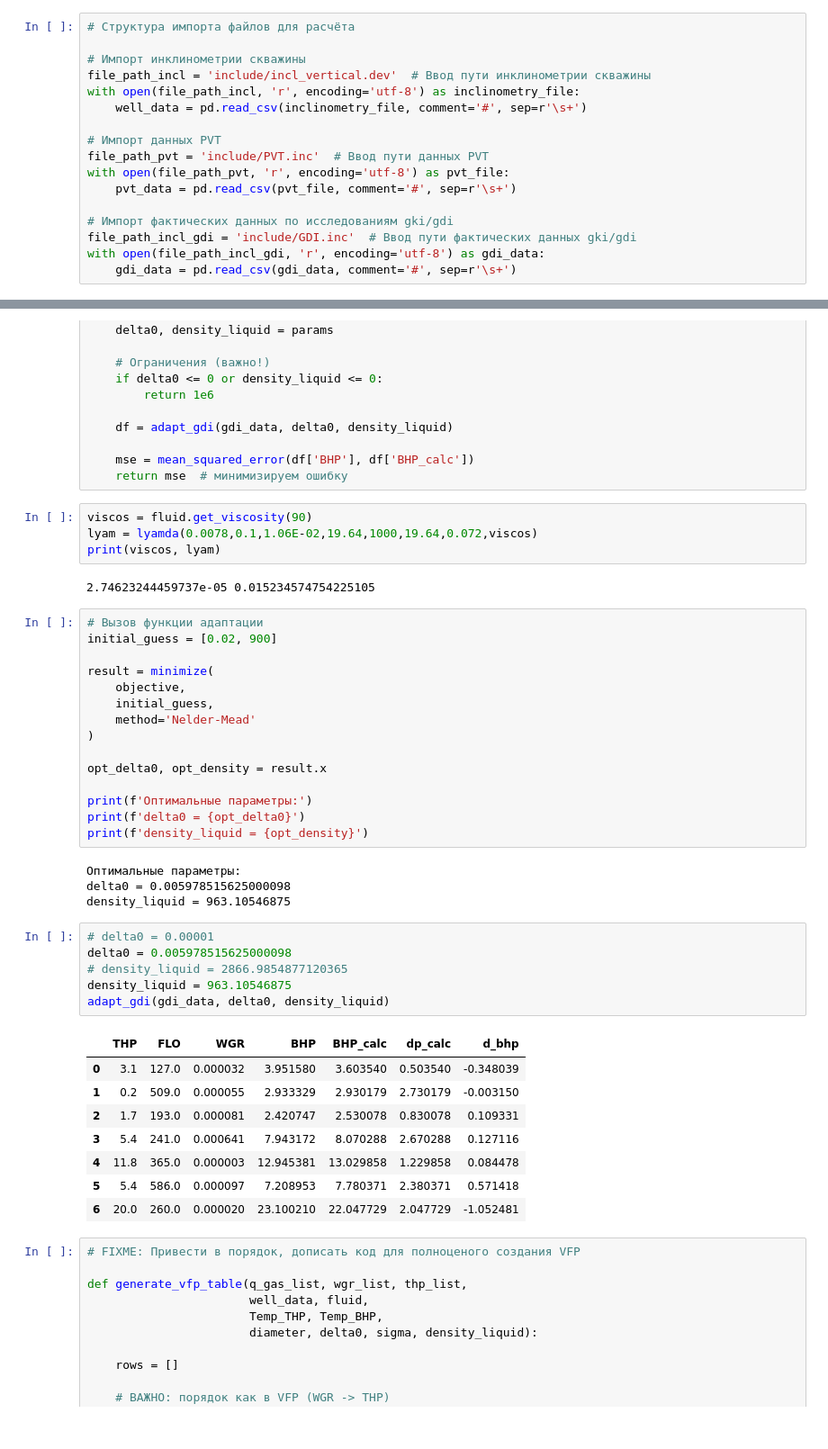
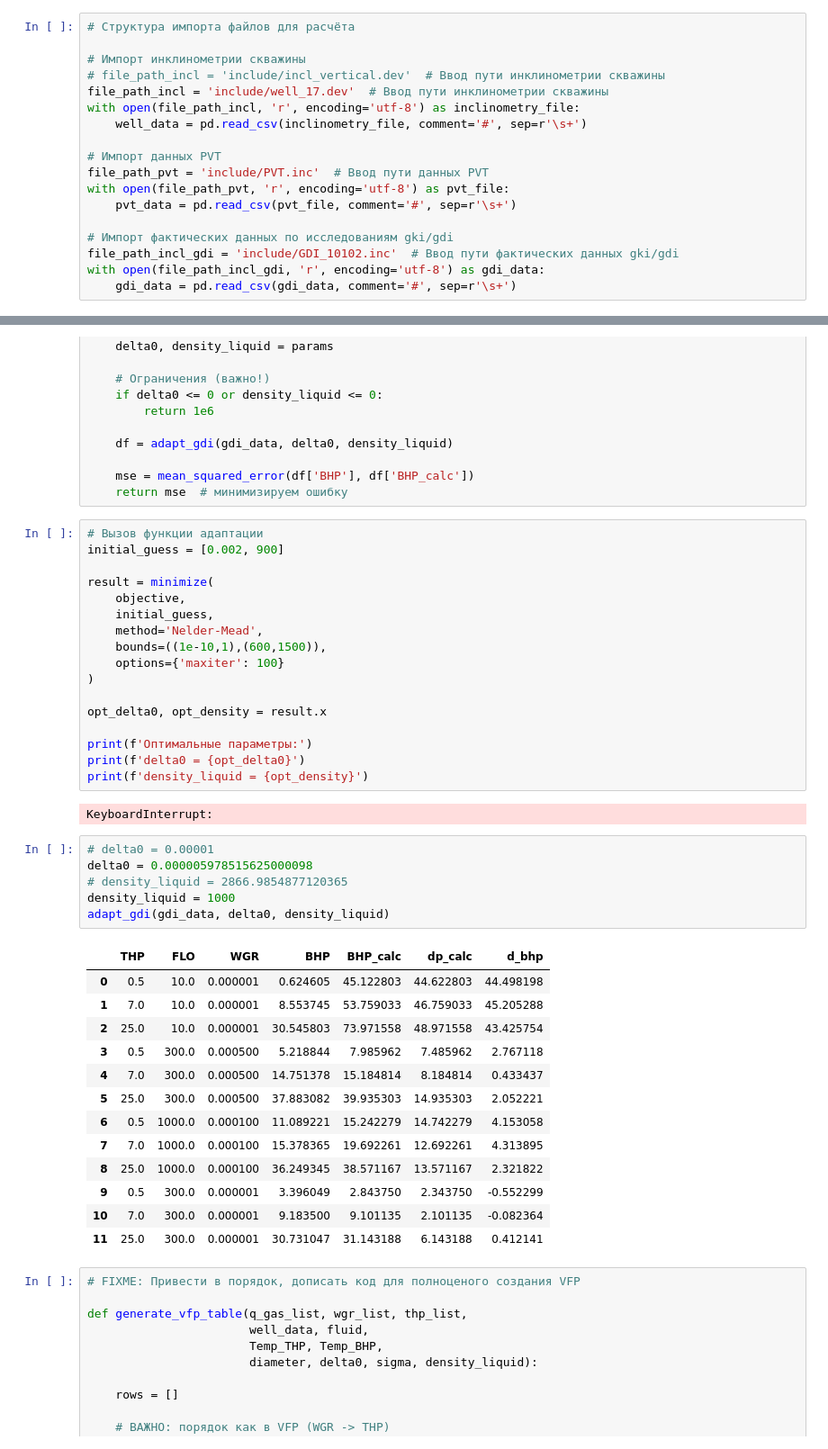
Before and after one commit to Rexihs/vertical_flow_performance, a Jupyter notebook: core.ipynb, the cells around one changed output, grey strips where cells are left out. Shown at 90% size. Saved outputs shown, nothing was run; the diff lists cells and outputs as text.

```diff
--- a/core.ipynb
+++ b/core.ipynb
@@ -17,7 +17,8 @@ from function_dp import lyamda
 # Структура импорта файлов для расчёта
 
 # Импорт инклинометрии скважины
-file_path_incl = 'include/incl_vertical.dev'  # Ввод пути инклинометрии скважины
+# file_path_incl = 'include/incl_vertical.dev'  # Ввод пути инклинометрии скважины
+file_path_incl = 'include/well_17.dev'  # Ввод пути инклинометрии скважины
 with open(file_path_incl, 'r', encoding='utf-8') as inclinometry_file:
     well_data = pd.read_csv(inclinometry_file, comment='#', sep=r'\s+')
 
@@ -27,7 +28,7 @@ with open(file_path_pvt, 'r', encoding='utf-8') as pvt_file:
     pvt_data = pd.read_csv(pvt_file, comment='#', sep=r'\s+')
 
 # Импорт фактических данных по исследованиям gki/gdi
-file_path_incl_gdi = 'include/GDI.inc'  # Ввод пути фактических данных gki/gdi
+file_path_incl_gdi = 'include/GDI_10102.inc'  # Ввод пути фактических данных gki/gdi
 with open(file_path_incl_gdi, 'r', encoding='utf-8') as gdi_data:
     gdi_data = pd.read_csv(gdi_data, comment='#', sep=r'\s+')
 # %%
@@ -199,20 +200,16 @@ def objective(params):
 
     mse = mean_squared_error(df['BHP'], df['BHP_calc'])
     return mse  # минимизируем ошибку
-# %%
-viscos = fluid.get_viscosity(90)
-lyam = lyamda(0.0078,0.1,1.06E-02,19.64,1000,19.64,0.072,viscos)
-print(viscos, lyam)
-# %% [output]
-2.74623244459737e-05 0.015234574754225105
 # %%
 # Вызов функции адаптации
-initial_guess = [0.02, 900]
+initial_guess = [0.002, 900]
 
 result = minimize(
     objective,
     initial_guess,
-    method='Nelder-Mead'
+    method='Nelder-Mead',
+    bounds=((1e-10,1),(600,1500)),
+    options={'maxiter': 100}
 )
 
 opt_delta0, opt_density = result.x
@@ -221,24 +218,27 @@ print(f'Оптимальные параметры:')
 print(f'delta0 = {opt_delta0}')
 print(f'density_liquid = {opt_density}')
 # %% [output]
-Оптимальные параметры:
-delta0 = 0.005978515625000098
-density_liquid = 963.10546875
+KeyboardInterrupt:
 # %%
 # delta0 = 0.00001
-delta0 = 0.005978515625000098
+delta0 = 0.000005978515625000098
 # density_liquid = 2866.9854877120365
-density_liquid = 963.10546875
+density_liquid = 1000
 adapt_gdi(gdi_data, delta0, density_liquid)
 # %% [output]
 |  | THP | FLO | WGR | BHP | BHP_calc | dp_calc | d_bhp |
-| 0 | 3.1 | 127.0 | 0.000032 | 3.951580 | 3.603540 | 0.503540 | -0.348039 |
-| 1 | 0.2 | 509.0 | 0.000055 | 2.933329 | 2.930179 | 2.730179 | -0.003150 |
-| 2 | 1.7 | 193.0 | 0.000081 | 2.420747 | 2.530078 | 0.830078 | 0.109331 |
-| 3 | 5.4 | 241.0 | 0.000641 | 7.943172 | 8.070288 | 2.670288 | 0.127116 |
-| 4 | 11.8 | 365.0 | 0.000003 | 12.945381 | 13.029858 | 1.229858 | 0.084478 |
-| 5 | 5.4 | 586.0 | 0.000097 | 7.208953 | 7.780371 | 2.380371 | 0.571418 |
-| 6 | 20.0 | 260.0 | 0.000020 | 23.100210 | 22.047729 | 2.047729 | -1.052481 |
+| 0 | 0.5 | 10.0 | 0.000001 | 0.624605 | 45.122803 | 44.622803 | 44.498198 |
+| 1 | 7.0 | 10.0 | 0.000001 | 8.553745 | 53.759033 | 46.759033 | 45.205288 |
+| 2 | 25.0 | 10.0 | 0.000001 | 30.545803 | 73.971558 | 48.971558 | 43.425754 |
+| 3 | 0.5 | 300.0 | 0.000500 | 5.218844 | 7.985962 | 7.485962 | 2.767118 |
+| 4 | 7.0 | 300.0 | 0.000500 | 14.751378 | 15.184814 | 8.184814 | 0.433437 |
+| 5 | 25.0 | 300.0 | 0.000500 | 37.883082 | 39.935303 | 14.935303 | 2.052221 |
+| 6 | 0.5 | 1000.0 | 0.000100 | 11.089221 | 15.242279 | 14.742279 | 4.153058 |
+| 7 | 7.0 | 1000.0 | 0.000100 | 15.378365 | 19.692261 | 12.692261 | 4.313895 |
+| 8 | 25.0 | 1000.0 | 0.000100 | 36.249345 | 38.571167 | 13.571167 | 2.321822 |
+| 9 | 0.5 | 300.0 | 0.000001 | 3.396049 | 2.843750 | 2.343750 | -0.552299 |
+| 10 | 7.0 | 300.0 | 0.000001 | 9.183500 | 9.101135 | 2.101135 | -0.082364 |
+| 11 | 25.0 | 300.0 | 0.000001 | 30.731047 | 31.143188 | 6.143188 | 0.412141 |
 # %%
 # FIXME: Привести в порядок, дописать код для полноценого создания VFP
 
```
Also changed, not shown: parts of 2 cells of this notebook.
